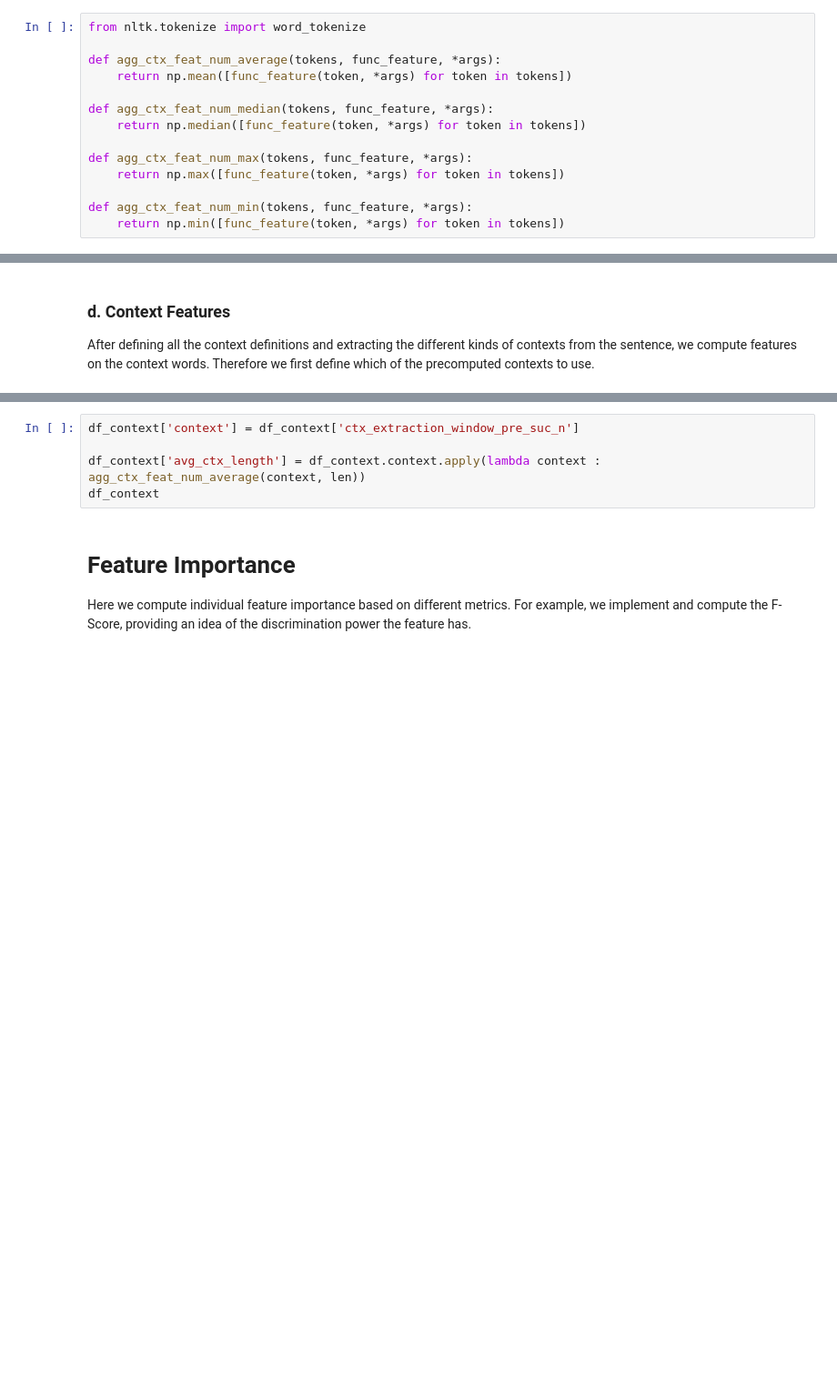
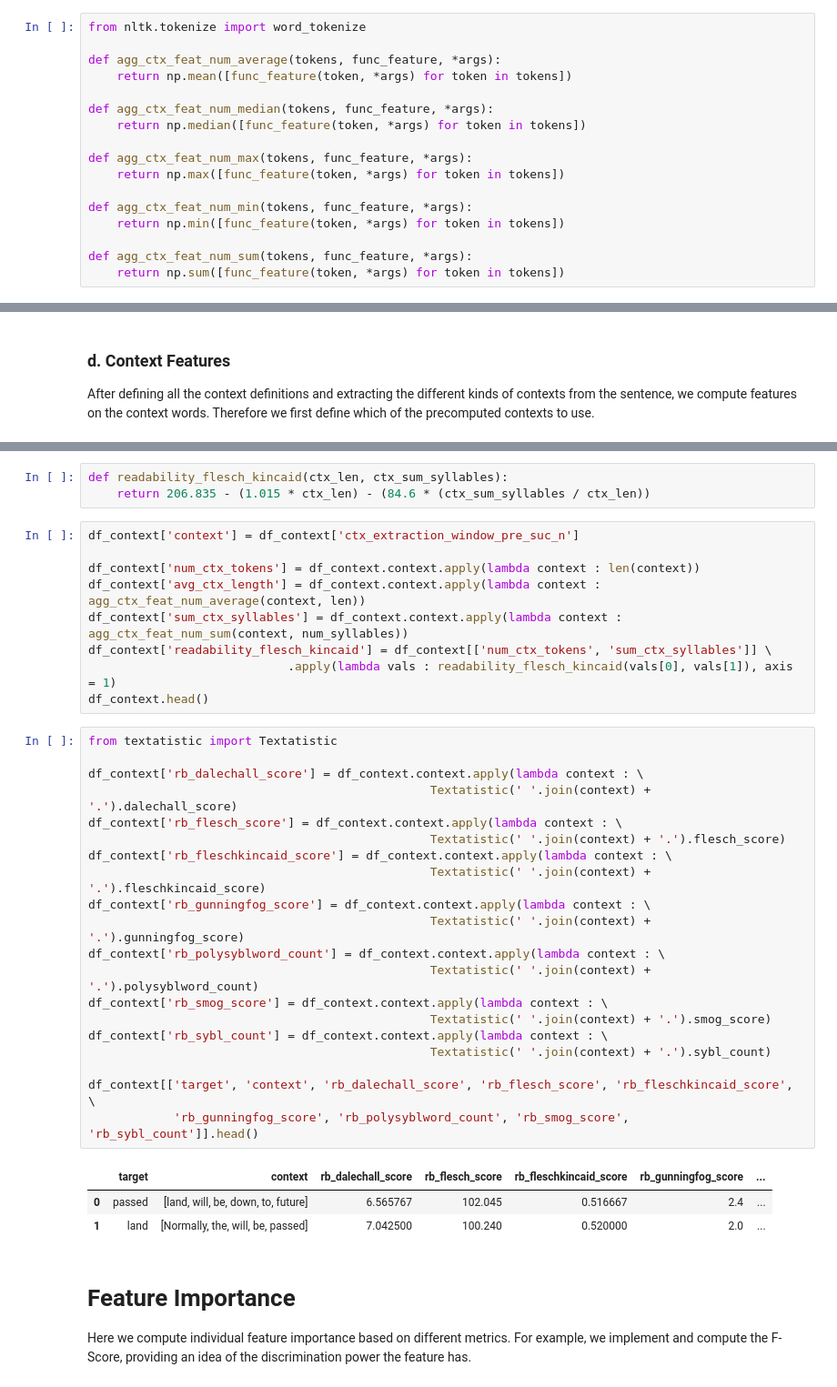
Before and after one commit to kristiankolthoff/CoWoPhId, a Jupyter notebook: python/FeaturesCWI.ipynb, the cells around one changed output, grey strips where cells are left out. Shown at 91% size. Saved outputs shown, nothing was run; the diff lists cells and outputs as text; blank space fills up the shorter version.

Commit message:
Readability measures to evaluate context

```diff
--- a/python/FeaturesCWI.ipynb
+++ b/python/FeaturesCWI.ipynb
@@ -311,6 +337,9 @@ def agg_ctx_feat_num_max(tokens, func_feature, *args):
 
 def agg_ctx_feat_num_min(tokens, func_feature, *args):
     return np.min([func_feature(token, *args) for token in tokens])
+
+def agg_ctx_feat_num_sum(tokens, func_feature, *args):
+    return np.sum([func_feature(token, *args) for token in tokens])
 # %% [markdown]
 ### b. Context Definition
 Here we compute different kinds of context definitions. For example, as a baseline we extract all tokens from the sentence except the target. A second approach is to use a n preceeding or n succeding tokens, or a combined window apporach were we extract n tokens preceeding and succeding of the target. A more sophisticated apporach involves dependency parsing of the sentence and applying different extraction heuristics. Finally we also implement a context extraction approach exploting FrameNet semantic parsing.
@@ -645,8 +677,39 @@ After defining all the context definitions and extracting the different kinds of
+# %%
+def readability_flesch_kincaid(ctx_len, ctx_sum_syllables):
+    return 206.835 - (1.015 * ctx_len) - (84.6 * (ctx_sum_syllables / ctx_len))
 # %%
 df_context['context'] = df_context['ctx_extraction_window_pre_suc_n']
 
+df_context['num_ctx_tokens'] = df_context.context.apply(lambda context : len(context))
 df_context['avg_ctx_length'] = df_context.context.apply(lambda context : agg_ctx_feat_num_average(context, len))
-df_context
+df_context['sum_ctx_syllables'] = df_context.context.apply(lambda context : agg_ctx_feat_num_sum(context, num_syllables))
+df_context['readability_flesch_kincaid'] = df_context[['num_ctx_tokens', 'sum_ctx_syllables']] \
+                            .apply(lambda vals : readability_flesch_kincaid(vals[0], vals[1]), axis = 1)
+df_context.head()
+# %%
+from textatistic import Textatistic
+
+df_context['rb_dalechall_score'] = df_context.context.apply(lambda context : \
+                                                Textatistic(' '.join(context) + '.').dalechall_score)
+df_context['rb_flesch_score'] = df_context.context.apply(lambda context : \
+                                                Textatistic(' '.join(context) + '.').flesch_score)
+df_context['rb_fleschkincaid_score'] = df_context.context.apply(lambda context : \
+                                                Textatistic(' '.join(context) + '.').fleschkincaid_score)
+df_context['rb_gunningfog_score'] = df_context.context.apply(lambda context : \
+                                                Textatistic(' '.join(context) + '.').gunningfog_score)
+df_context['rb_polysyblword_count'] = df_context.context.apply(lambda context : \
+                                                Textatistic(' '.join(context) + '.').polysyblword_count)
+df_context['rb_smog_score'] = df_context.context.apply(lambda context : \
+                                                Textatistic(' '.join(context) + '.').smog_score)
+df_context['rb_sybl_count'] = df_context.context.apply(lambda context : \
+                                                Textatistic(' '.join(context) + '.').sybl_count)
+
+df_context[['target', 'context', 'rb_dalechall_score', 'rb_flesch_score', 'rb_fleschkincaid_score', \
+            'rb_gunningfog_score', 'rb_polysyblword_count', 'rb_smog_score', 'rb_sybl_count']].head()
+# %% [output]
+|  | target | context | rb_dalechall_score | rb_flesch_score | rb_fleschkincaid_score | rb_gunningfog_score | ... |
+| 0 | passed | [land, will, be, down, to, future] | 6.565767 | 102.045 | 0.516667 | 2.4 | ... |
+| 1 | land | [Normally, the, will, be, passed] | 7.042500 | 100.240 | 0.520000 | 2.0 | ... |
 # %% [markdown]
 # Feature Importance
 Here we compute individual feature importance based on different metrics. For example, we implement and compute the F-Score, providing an idea of the discrimination power the feature has.
```
Also changed, not shown: parts of 4 cells of this notebook.
